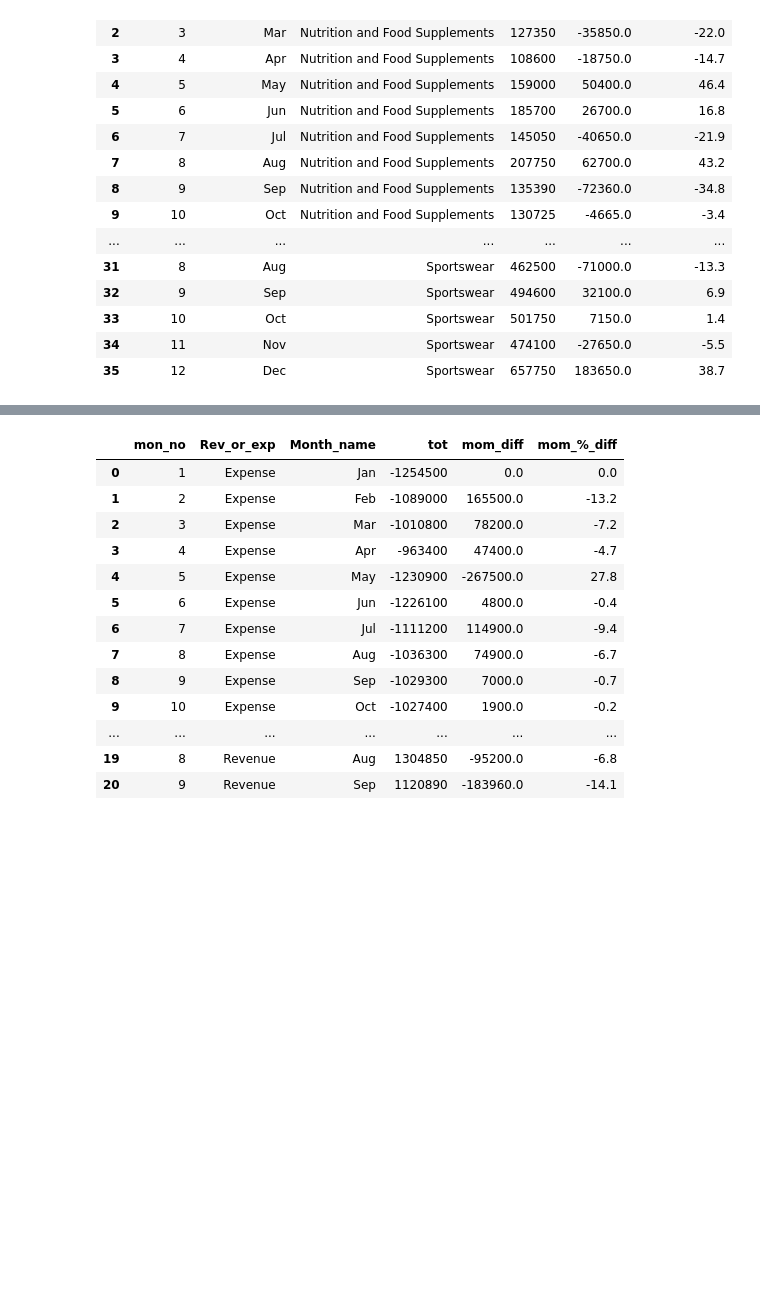
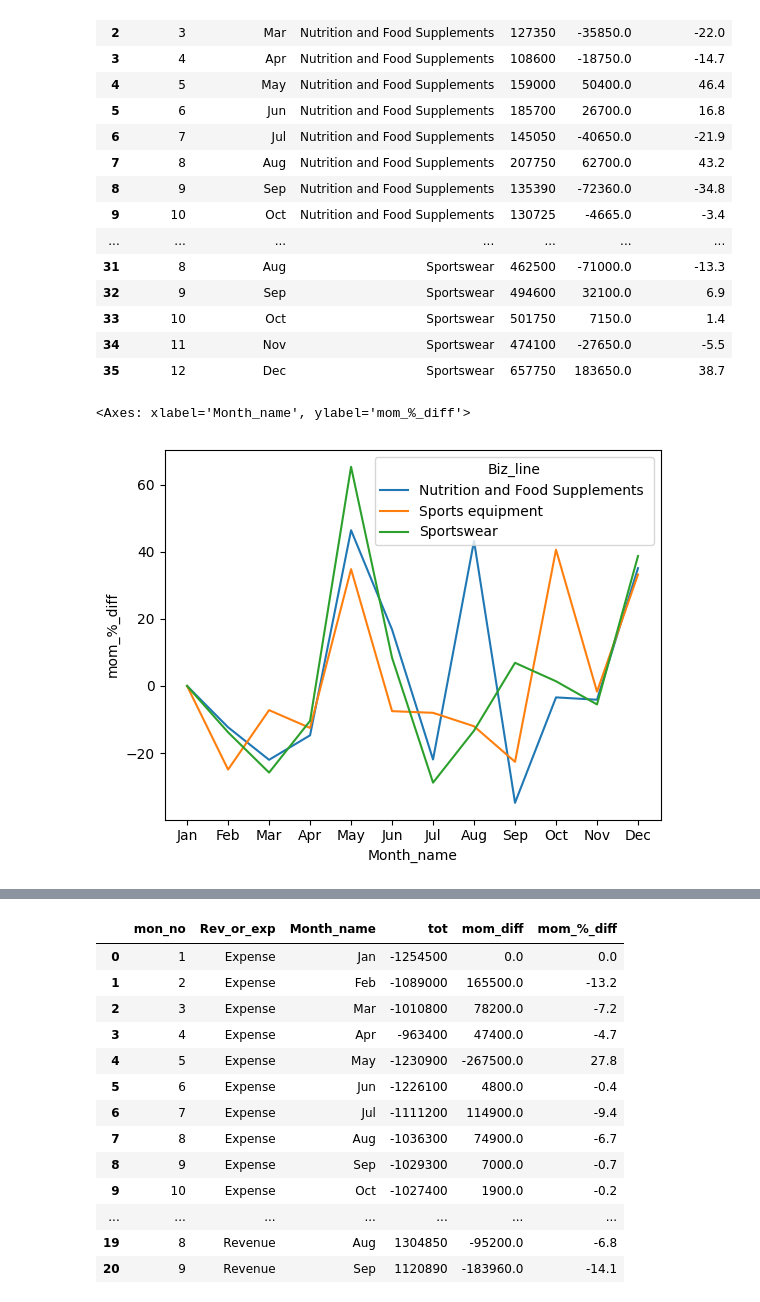
Before and after one commit to djibril968/Python_projects, a Jupyter notebook: Onyx_Financial_Analysis.ipynb, the cells around one changed output, grey strips where cells are left out. Drawn from its saved outputs; the diff is of its cells as text; code cells hidden in the pictures; blank space fills up the shorter version.

```diff
--- a/Onyx_Financial_Analysis.ipynb
+++ b/Onyx_Financial_Analysis.ipynb
@@ -620,7 +628,8 @@ def rev_mom_and_pct(df):
     df.iloc[0, df.columns.get_loc('mom_%_diff')] = 0.0
     return df
 
-rev_by_biz_line.groupby('Biz_line').apply(rev_mom_and_pct).reset_index(drop = True)
+rev = rev_by_biz_line.groupby('Biz_line').apply(rev_mom_and_pct).reset_index(drop = True)
+rev
 # %% [output]
 |  | mon_no | Month_name | Biz_line | tot_rev | mom_diff | mom_%_diff |
 | 0 | 1 | Jan | Nutrition and Food Supplements | 186000 | 0.0 | 0.0 |
@@ -639,6 +648,11 @@ rev_by_biz_line.groupby('Biz_line').apply(rev_mom_and_pct).reset_index(drop = Tr
 | 33 | 10 | Oct | Sportswear | 501750 | 7150.0 | 1.4 |
 | 34 | 11 | Nov | Sportswear | 474100 | -27650.0 | -5.5 |
 | 35 | 12 | Dec | Sportswear | 657750 | 183650.0 | 38.7 |
+# %%
+sns.lineplot(x= 'Month_name', y= 'mom_%_diff', hue= 'Biz_line', data= rev )
+# %% [output]
+<Axes: xlabel='Month_name', ylabel='mom_%_diff'>
+[figure, added]
 # %%
 # month over month change and percentage change in revenue generated by various revenue groups
 
```
Also changed, not shown: parts of 1 cell of this notebook.
